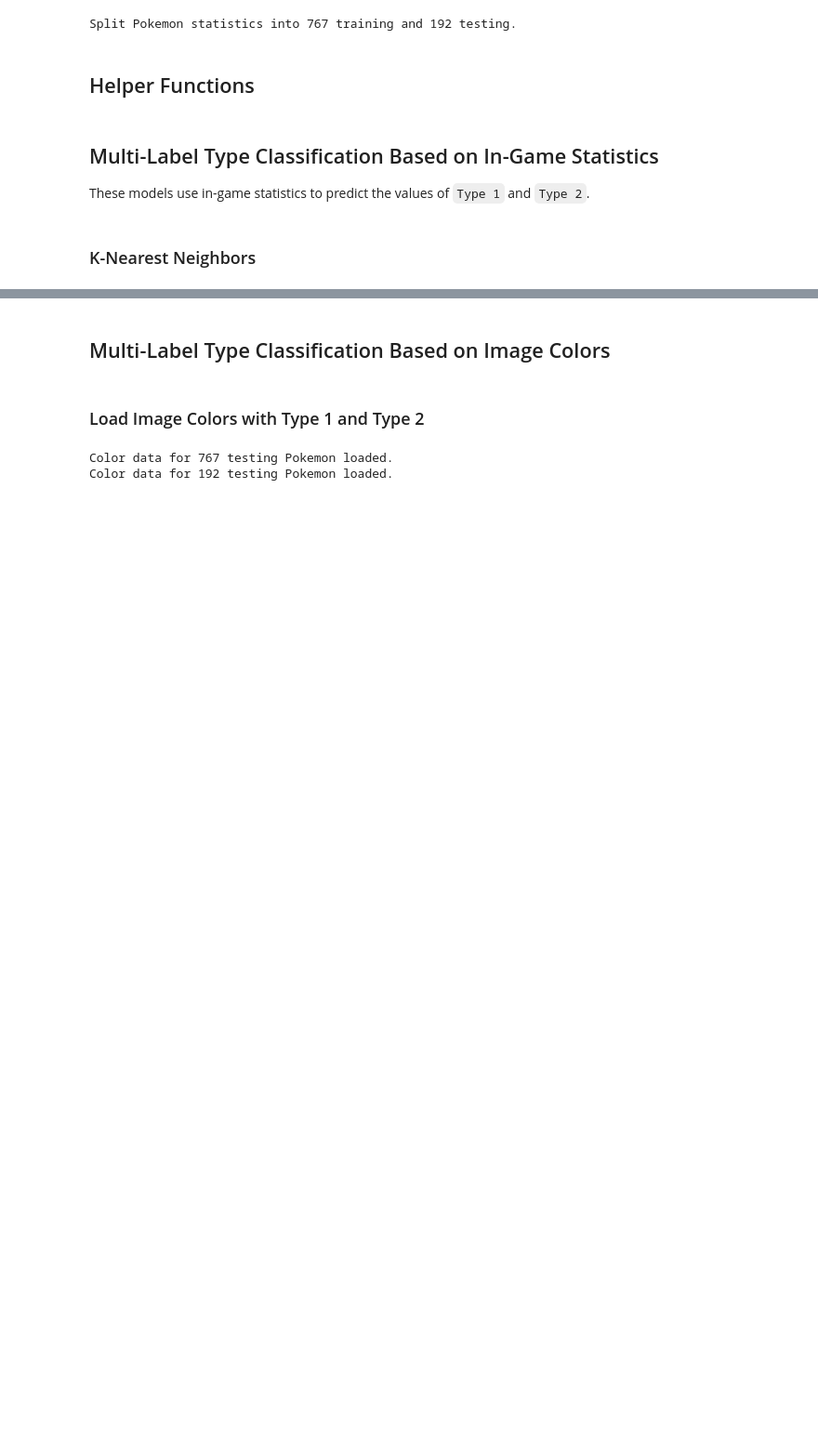
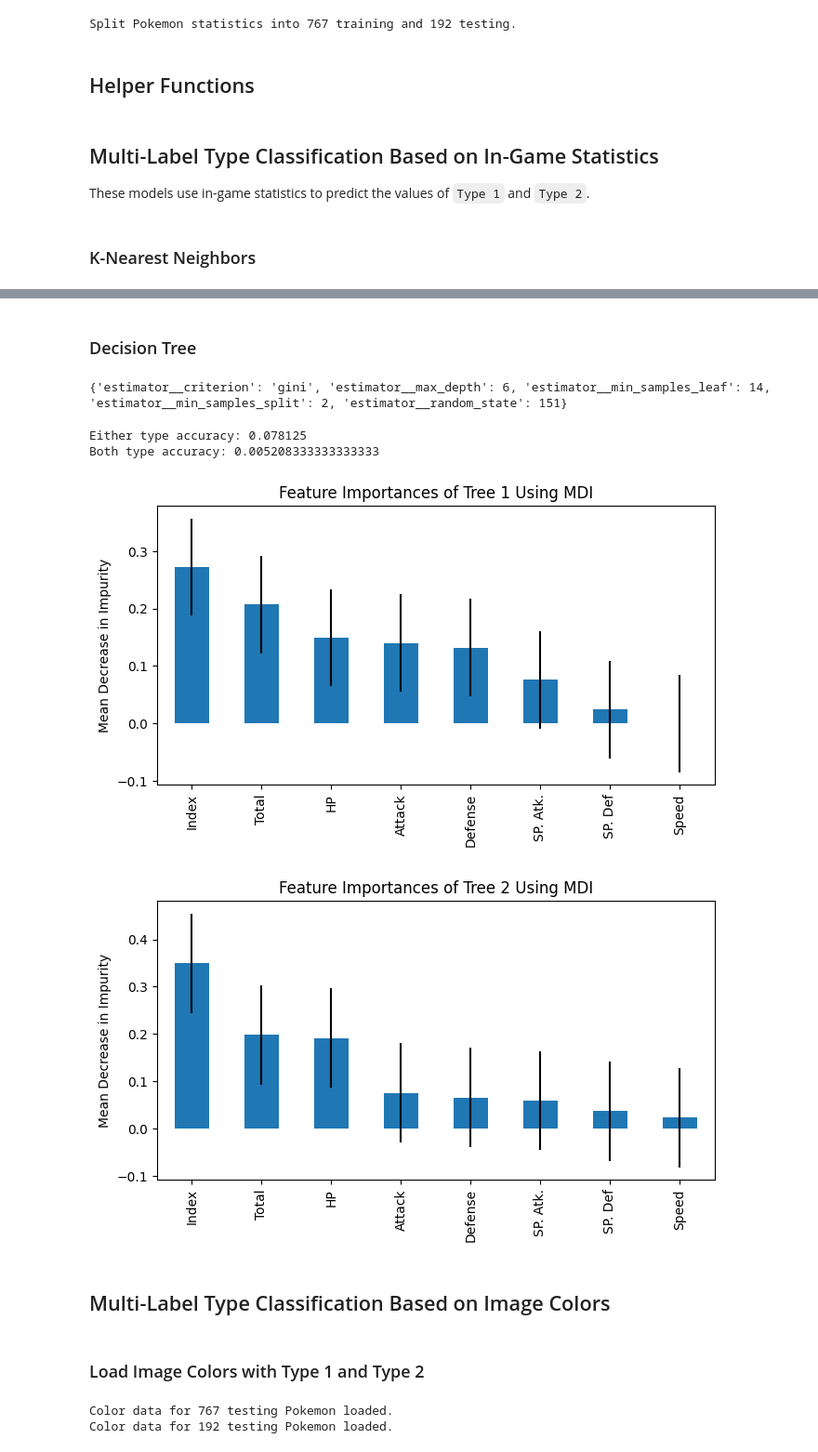
Before and after one commit to KyberCritter/Classify-Them-All, a Jupyter notebook: main.ipynb, the cells around one changed output, grey strips where cells are left out. Shown: that part at 93% size. Drawn from its saved outputs; the diff is of its cells as text; code cells hidden in the pictures; blank space fills up the shorter version.

```diff
--- a/main.ipynb
+++ b/main.ipynb
@@ -157,3 +170,66 @@ Both type accuracy: 0.0
+# %% [markdown]
+### Decision Tree
+# %%
+# Create the DT model for in-game statistics
+from sklearn.tree import DecisionTreeClassifier
+from sklearn.model_selection import GridSearchCV
+from sklearn.multioutput import MultiOutputClassifier
+
+# hyperparameters to try
+dt_stats_hyperparameters = [
+    {
+        "estimator__criterion": ("gini", "entropy", "log_loss"),
+        "estimator__max_depth": range(6, 14, 2),
+        "estimator__min_samples_split": (2, 6, 10, ),
+        "estimator__min_samples_leaf": range(8, 20, 2),
+        "estimator__random_state": (RNG_SEED, ),
+    },
+]
+
+dt_stats_search = GridSearchCV(
+    estimator=MultiOutputClassifier(DecisionTreeClassifier()),
+    param_grid=dt_stats_hyperparameters,
+    cv = 5
+)
+dt_stats_model = dt_stats_search.fit(X_stats_train, y_stats_train)
+
+print(dt_stats_model.best_params_)
+# %% [output]
+{'estimator__criterion': 'gini', 'estimator__max_depth': 6, 'estimator__min_samples_leaf': 14, 'estimator__min_samples_split': 2, 'estimator__random_state': 151}
+# %%
+dt_stats_pred = pd.DataFrame(dt_stats_model.predict(X_stats_test), columns=["Type 1 Pred", "Type 2 Pred"])
+
+acc_either = either_accuracy_score(dt_stats_pred, y_stats_test)
+acc_both = both_accuracy_score(dt_stats_pred, y_stats_test)
+
+print(f"Either type accuracy: {acc_either}")
+print(f"Both type accuracy: {acc_both}")
+# %% [output]
+Either type accuracy: 0.078125
+Both type accuracy: 0.005208333333333333
+# %%
+# Extract most important features
+import matplotlib.pyplot as plt
+import numpy as np
+import pandas as pd
+
+for i, tree in enumerate(dt_stats_model.best_estimator_.estimators_):
+    std = np.std(tree.feature_importances_, axis=0)
+
+    feature_names = X_stats_train.columns.tolist()
+    feature_importances = pd.Series(sorted(tree.feature_importances_, reverse=True), index=feature_names)
+
+    fig = plt.figure(figsize=(6, 3))
+    axes = fig.add_axes(rect=(0, 0, 1, 1))
+
+    feature_importances.plot.bar(yerr=std, ax=axes)
+    axes.set_title(f"Feature Importances of Tree {i+1} Using MDI")
+    axes.set_ylabel("Mean Decrease in Impurity")
+
+    plt.show()
+# %% [output]
+[figure, added]
+[figure, added]
 # %% [markdown]
 ## Multi-Label Type Classification Based on Image Colors
 # %% [markdown]
```
Also changed, not shown: parts of 23 cells of this notebook, 1 other file.
